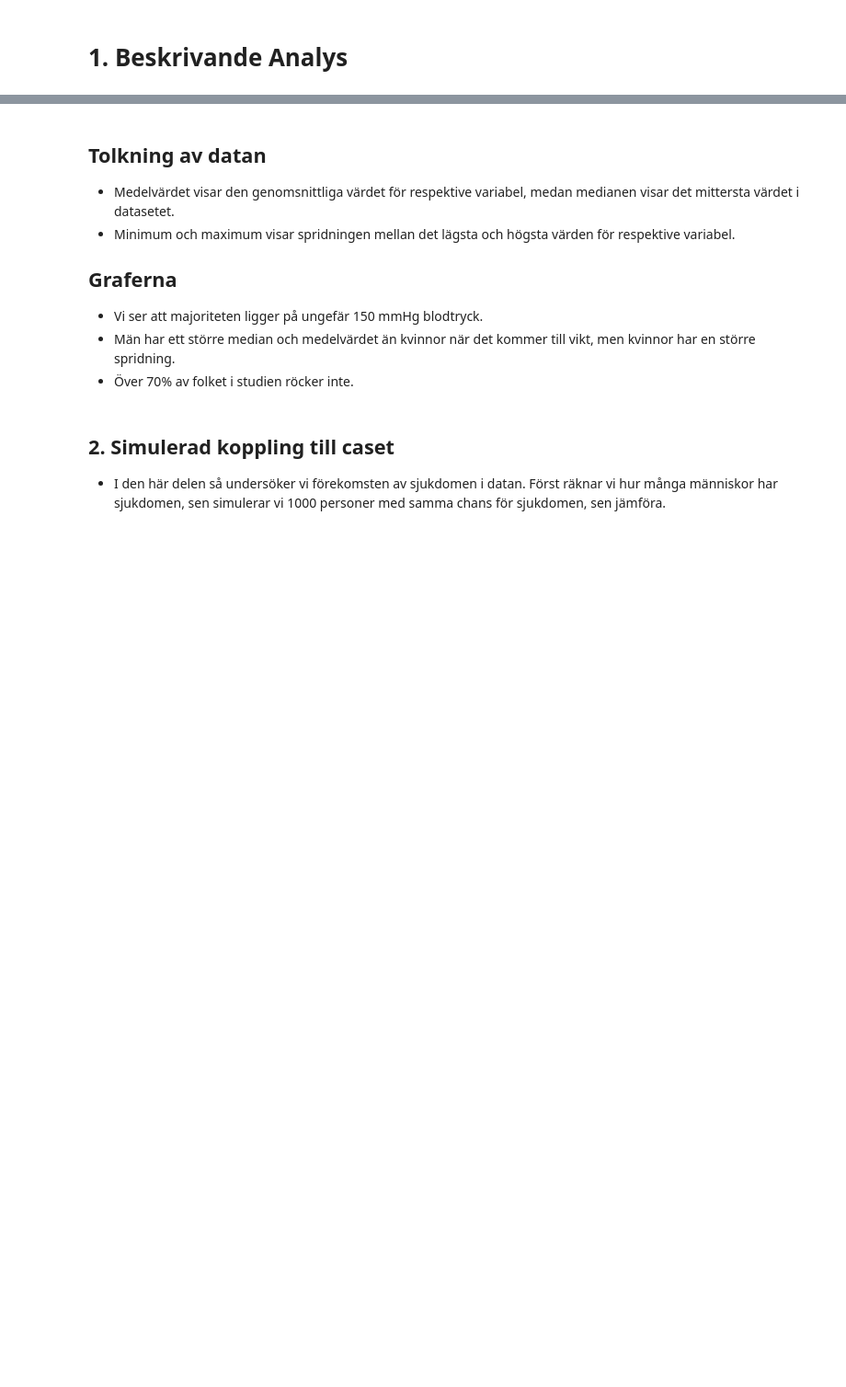
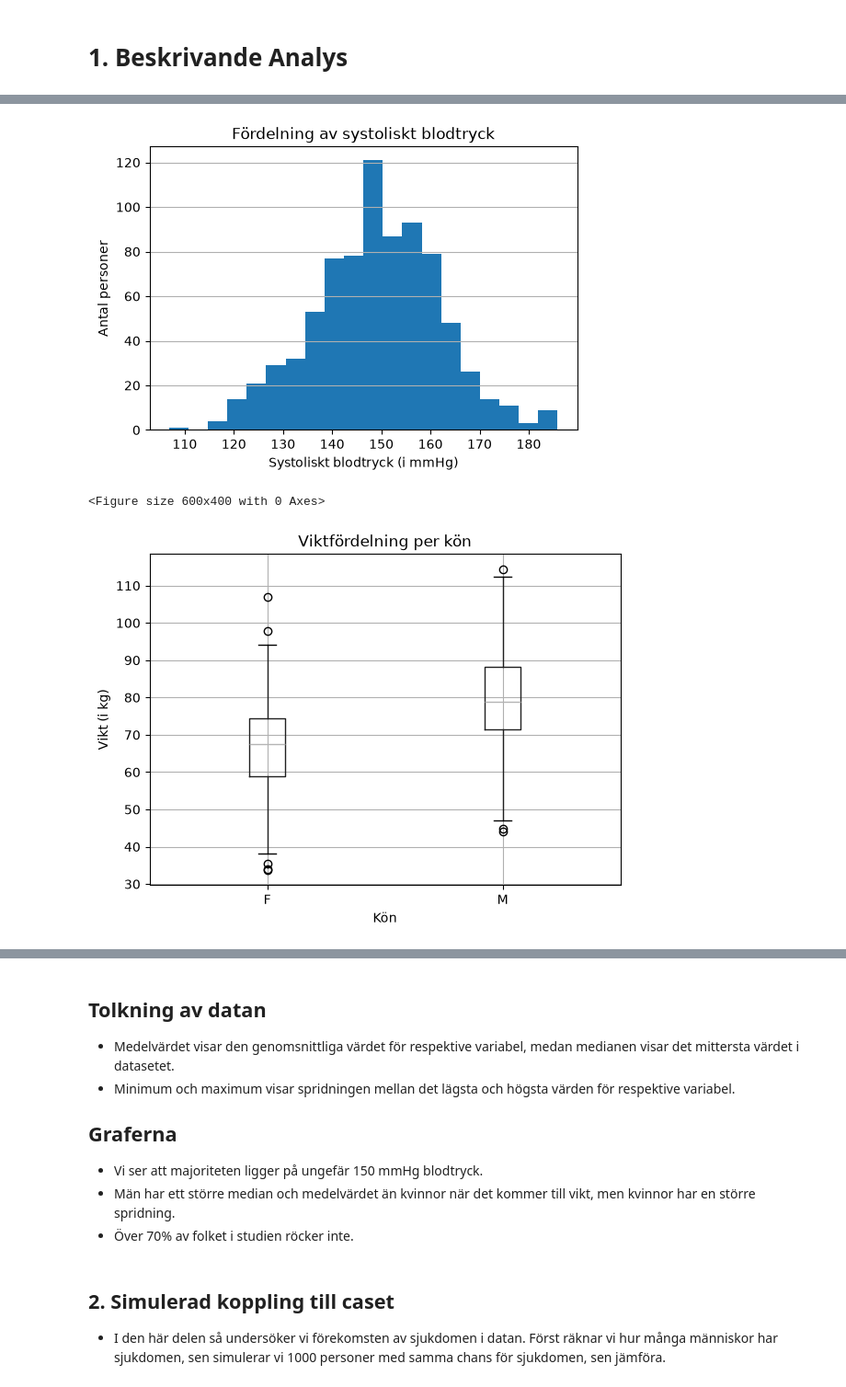
Before and after one commit to charlieDS26/H-lsostudie, a Jupyter notebook: Notebook/Hälsostudie.ipynb, the cells around one changed output, grey strips where cells are left out. Shown at 92% size. Cells and saved outputs as stored; diff of their text form; code cells hidden in the pictures; blank space fills up the shorter version.

```diff
--- a/Notebook/Hälsostudie.ipynb
+++ b/Notebook/Hälsostudie.ipynb
@@ -41,27 +102,34 @@ stats
 # %%
 antal_rökare = (
     df["smoker"].value_counts(normalize=True) * 100
 )
 
 plt.figure(figsize=(6,4))
 plt.hist(df["systolic_bp"], bins=20)
 plt.grid(axis="y")
 plt.xlabel("Systoliskt blodtryck (i mmHg)")
 plt.ylabel("Antal personer")
 plt.title("Fördelning av systoliskt blodtryck")
 plt.show()
 
 plt.figure(figsize=(6,4))
 df.boxplot(column="weight", by="sex")
 plt.xlabel("Kön")
 plt.ylabel("Vikt (i kg)")
 plt.title("Viktfördelning per kön")
 plt.suptitle("")
 plt.show()
 
 antal_rökare.plot(kind="bar")
 plt.grid(axis="y")
 plt.xlabel("Rökvanor")
 plt.ylabel("Andel (%)")
 plt.title("Andel rökare och icke-rökare")
 plt.show()
+
+# Med HealthAnalyzer istället
+analyzer.plot_bp()
+# %% [output]
+[figure, added]
+<Figure size 600x400 with 0 Axes>
+[figure, added]
```
Also changed, not shown: parts of 14 cells of this notebook.
